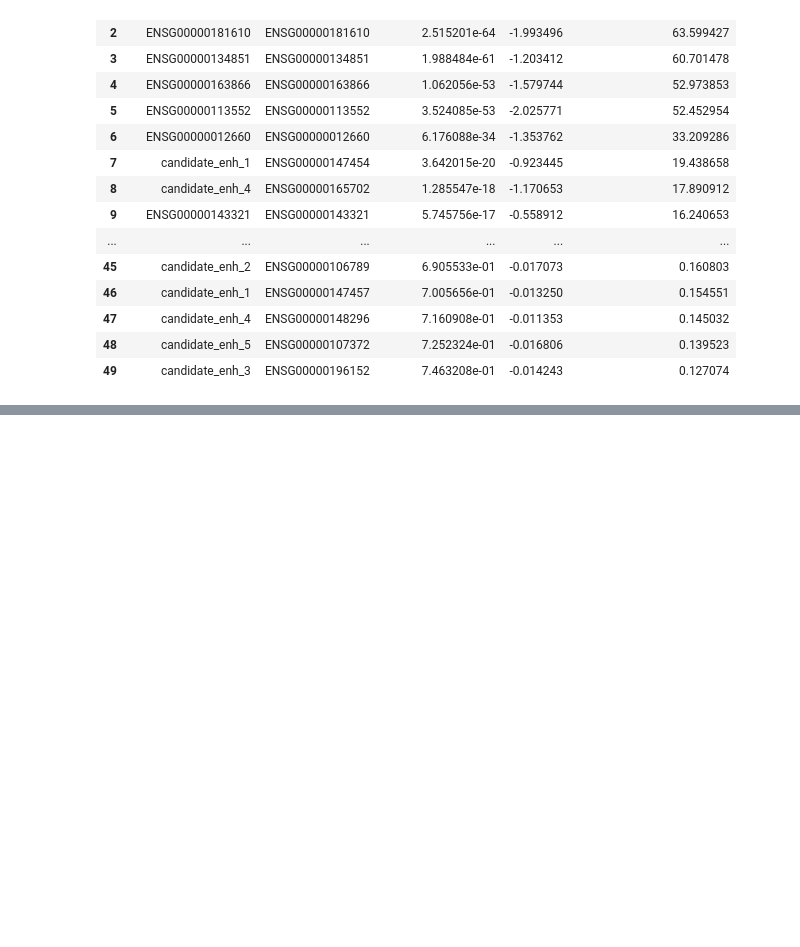
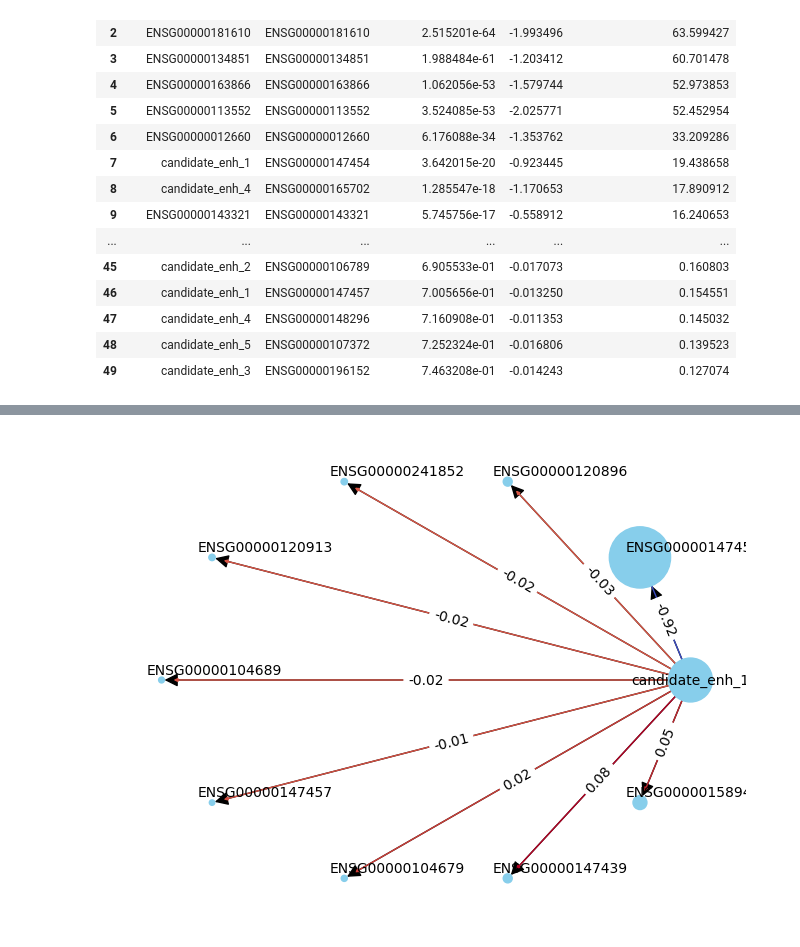
Before and after one commit to IGVF-CRISPR/CRISPR-JAMBOREE, a Jupyter notebook: single-cell/evaluation/network.ipynb, the cells around one changed output, grey strips where cells are left out. Cells and saved outputs as stored; diff of their text form; code cells hidden in the pictures; blank space fills up the shorter version.

Commit message:
v0.1 of network plot

```diff
--- a/single-cell/evaluation/network.ipynb
+++ b/single-cell/evaluation/network.ipynb
@@ -19,5 +16,5 @@ Successfully installed igraph-0.11.4 texttable-1.7.0
 # %%
-mdata = mu.read_h5mu("../inference/PerTurbo-Python/gasperini_inference_output_perturbo.h5mu")
+mdata = mu.read_h5mu("single-cell/inference/PerTurbo-Python/gasperini_inference_output_perturbo.h5mu")
 mdata
 # %% [output]
 MuData object with n_obs × n_vars = 9704 × 167
@@ -111,10 +53,0 @@ results_df
-# %%
-def plot_network(
-    mdata: MuData,
-
-    threshold_column: str,
-    threshold_val: float,
-    results_key: str = "test_results"
-):
-    results_df = mdata.uns[results_key]
-    G = nx.Graph()
@@ -120,0 +144,12 @@ def plot_network(
+# %%
+plot_network(
+    mdata,
+    central_node="candidate_enh_1",
+    source_column="intended_target_name",
+    target_column="gene_id",
+    weight_column="log2_fc",
+    min_weight=0.01,
+    node_size_column="-log10_posterior_probability",
+)
+# %% [output]
+[figure, added]
```
Also changed, not shown: parts of 19 cells of this notebook, 2 other files.
